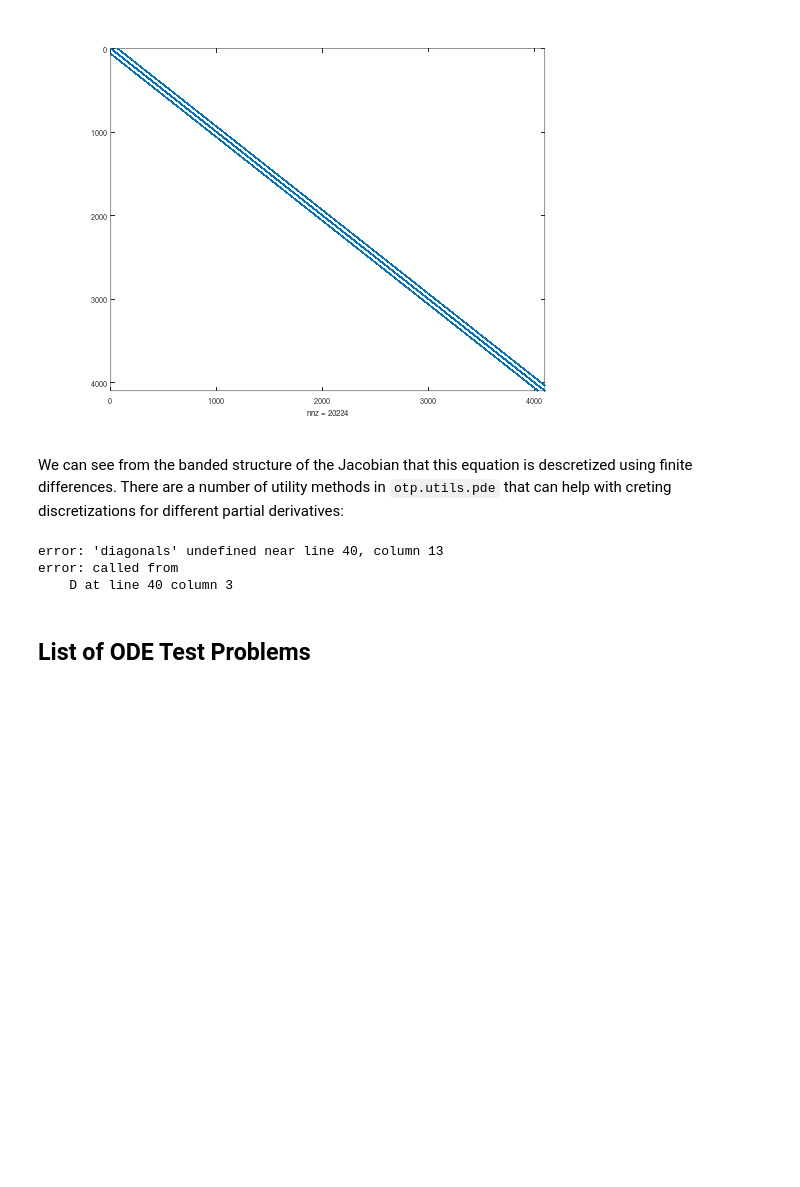
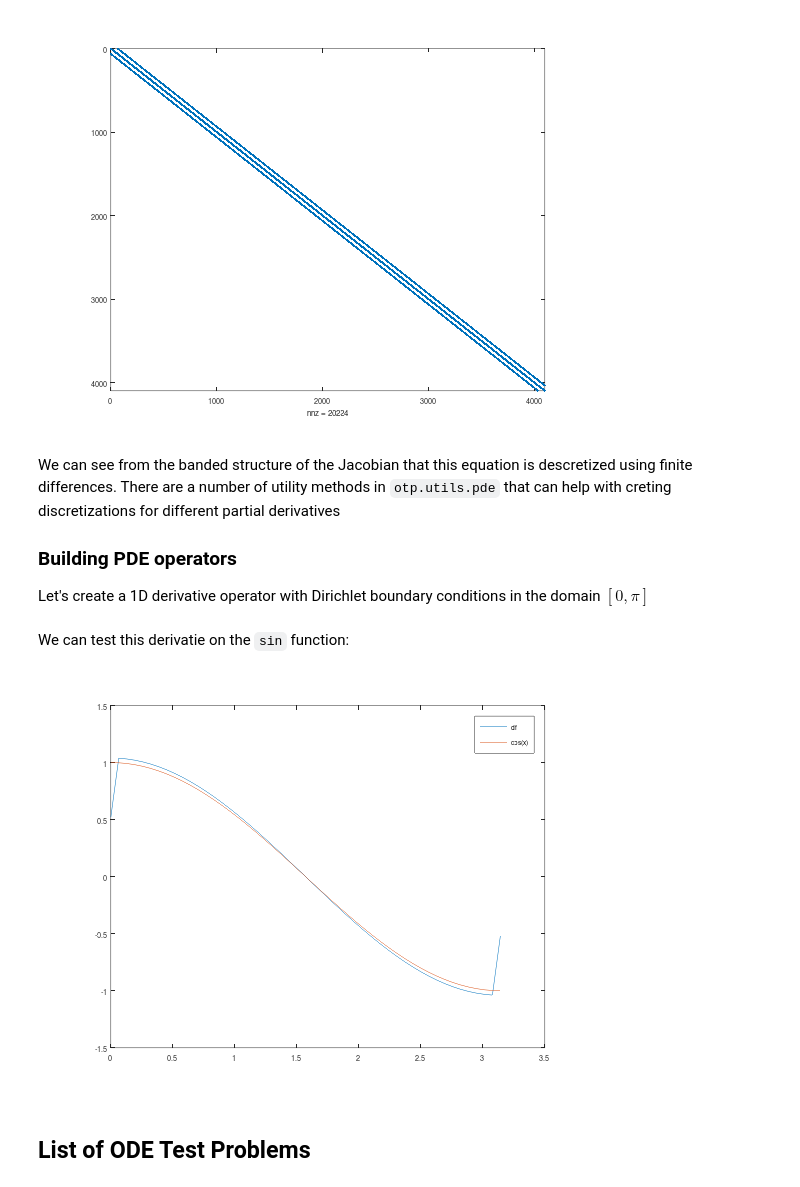
Before and after one commit to ComputationalScienceLaboratory/ODE-Test-Problems, a Jupyter notebook: notebooks/quick-start.ipynb, the cells around one changed output. Cells and saved outputs as stored; diff of their text form; code cells hidden in the pictures; blank space fills up the shorter version.

```diff
--- a/notebooks/quick-start.ipynb
+++ b/notebooks/quick-start.ipynb
@@ -163,13 +163,27 @@ spy(model.RHS.Jacobian(0, model.Y0))
 # %% [output]
 [figure]
 # %% [markdown]
-We can see from the banded structure of the Jacobian that this equation is descretized using finite differences. There are a number of utility methods in `otp.utils.pde` that can help with creting discretizations for different partial derivatives:
+We can see from the banded structure of the Jacobian that this equation is descretized using finite differences. There are a number of utility methods in `otp.utils.pde` that can help with creting discretizations for different partial derivatives
+
+### Building PDE operators
+
+Let's create a 1D derivative operator with Dirichlet boundary conditions in the domain $[0,\pi] $
-# %%
-otp.utils.pde.D(1,[0,1],'BC')
-# %% [output]
-error: 'diagonals' undefined near line 40, column 13
-error: called from
-    D at line 40 column 3
+# %%
+domain     = [0, pi];
+dimensions = 1;
+BC         = 'D';
+NPoints    = 50;
+
+Dx = otp.utils.pde.Dd(NPoints, domain, 1, dimensions, BC);
+# %% [markdown]
+We can test this derivatie on the `sin` function:
+# %%
+x  = linspace(0,pi,NPoints)';
+f  = sin(x);
+df = Dx*f;
+plot(x,df); hold on; plot(x,cos(x)); legend('df', 'cos(x)')
+# %% [output]
+[figure, added]
 # %% [markdown]
 ## List of ODE Test Problems
 # %% [markdown]
```
Also changed, not shown: parts of 1 cell of this notebook.
